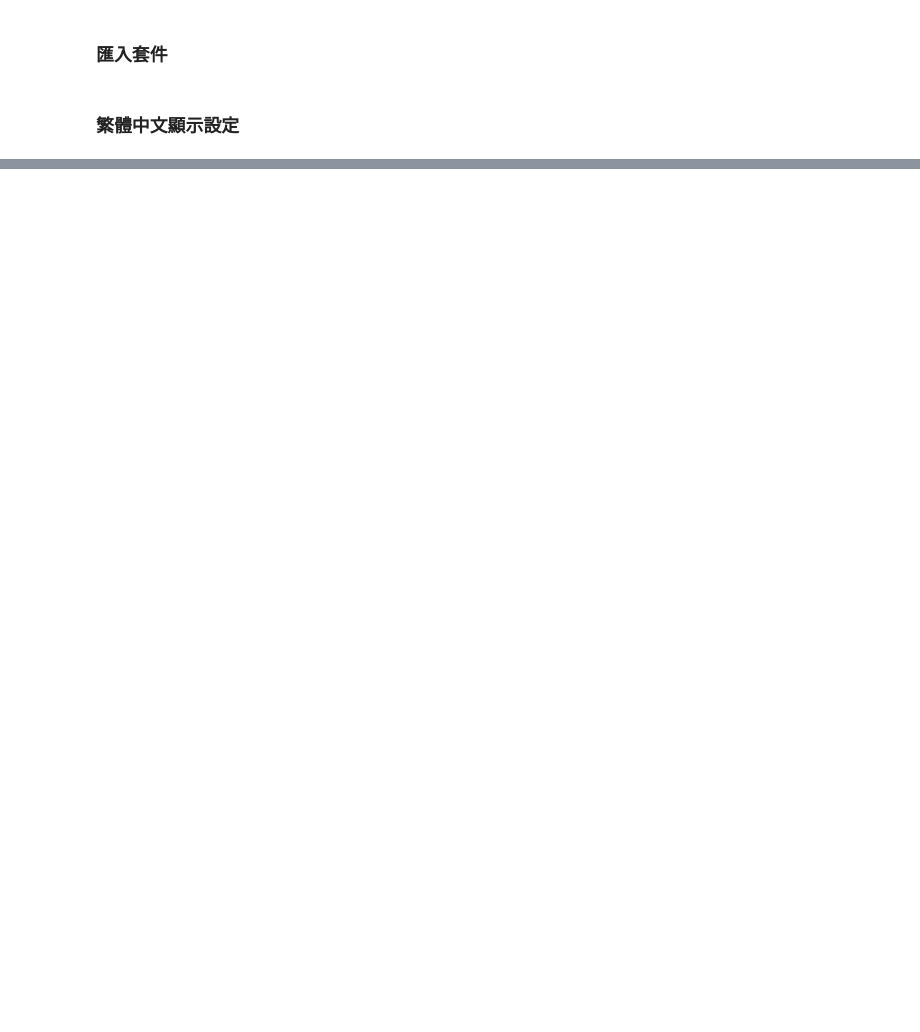
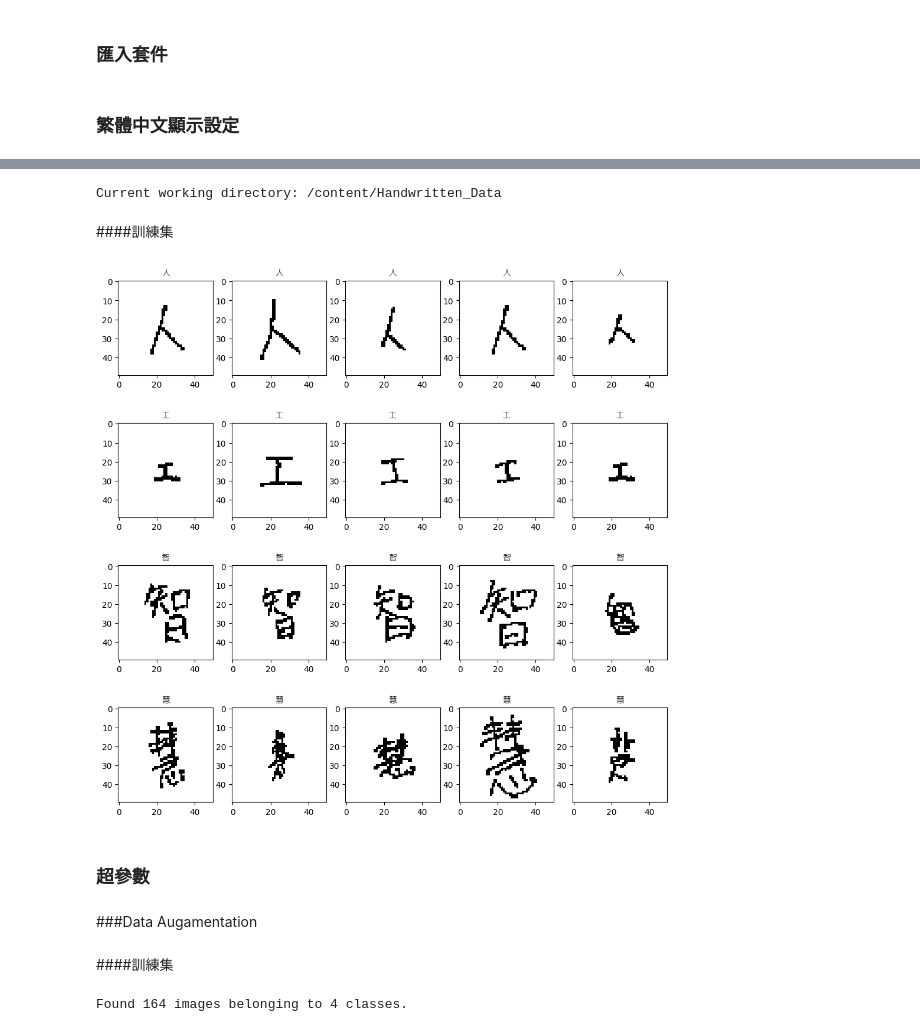
Before and after one commit to YannnLing/CHN_REC, a Jupyter notebook: Chinese_recog.ipynb, the cells around one changed output, grey strips where cells are left out. Drawn from its saved outputs; the diff is of its cells as text; code cells hidden in the pictures; blank space fills up the shorter version.

```diff
--- a/Chinese_recog.ipynb
+++ b/Chinese_recog.ipynb
@@ -58,0 +80,6 @@ ttf_path = '/'.join( default_type.split('/')[:-1] )  # 預設字型的資料夾
+# %%
+import os
+import zipfile
+import shutil
+
+OutputFolder = '/content/Handwritten_Data'
@@ -58,0 +183,16 @@ ttf_path = '/'.join( default_type.split('/')[:-1] )  # 預設字型的資料夾
+# %%
+'''
+RawDataPath: 繁中手寫資料集路徑
+TraningDataPath: 訓練集路徑
+TestingDataPath: 自製繁中手寫資料集路徑
+'''
+RawDataPath = '/content/Handwritten_Data'
+TraningDataPath = '/content/Traditional_Chinese_Testing_Data/Handwriting-Chinese-Characters-Recognition/train data'
+TestingDataPath = '/content/Traditional_Chinese_Testing_Data/Handwriting-Chinese-Characters-Recognition/test data'
+
+os.chdir( RawDataPath )
+print( 'Current working directory:', os.getcwd() )
+# %% [output]
+Current working directory: /content/Handwritten_Data
+# %% [markdown]
+####訓練集
@@ -58,0 +223,31 @@ ttf_path = '/'.join( default_type.split('/')[:-1] )  # 預設字型的資料夾
+# %%
+def Loading_Image( image_path ):
+    img = load_img( image_path )         # 從指定的文件路徑加載圖像並返回圖像。
+    img = tf.constant( np.array(img) )   # np.array(img) 將圖像對象轉換為 NumPy 數組。
+    return img
+
+def Show( image, title=None ) :
+    if len( image.shape )>3 :
+        image = tf.squeeze( image, axis=0 )   # 如果圖像的形狀（shape）中有超過三個維度，則使用 tf.squeeze 函數將其壓縮為三維。
+
+    plt.imshow( image )
+    if title:
+        plt.title( title, fontproperties=font )
+
+img_list = []
+for c in SelectedWords :
+    folder_path = TraningDataPath+'/'+c
+    file_names = os.listdir( folder_path )
+    for i in range(5) :
+        img_list.append( folder_path+'/'+file_names[i] )
+
+plt.gcf().set_size_inches( (12,12) )    # 設置當前圖形尺寸
+for i in range(20):
+    plt.subplot(4,5,i+1)
+    title = img_list[i].split('/')[-1].split('_')[-2]
+    img = Loading_Image( img_list[i] )
+    Show( img, title )
+# %% [output]
+[figure, added]
+# %% [markdown]
+### 超參數
@@ -58,0 +259,4 @@ ttf_path = '/'.join( default_type.split('/')[:-1] )  # 預設字型的資料夾
+# %% [markdown]
+###Data Augamentation
+# %% [markdown]
+####訓練集
@@ -58,0 +269,9 @@ ttf_path = '/'.join( default_type.split('/')[:-1] )  # 預設字型的資料夾
+# %%
+Train_Generator = Train_Data_Genetor.flow_from_directory( TraningDataPath ,
+                                                          target_size = Image_Size,
+                                                          batch_size = Batch_Size,
+                                                          class_mode = 'categorical',
+                                                          shuffle = True,
+                                                          subset = 'training' )
+# %% [output]
+Found 164 images belonging to 4 classes.
```
Also changed, not shown: parts of 21 cells of this notebook.
